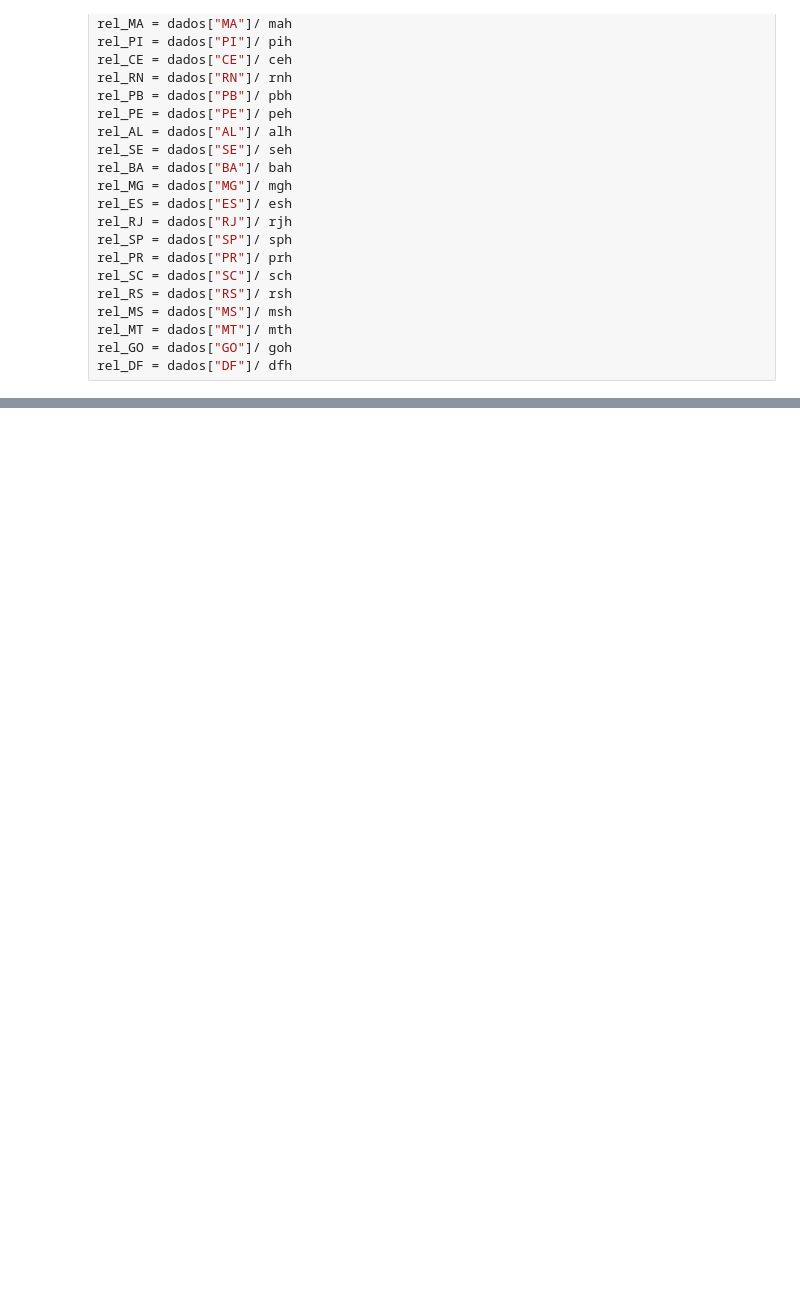
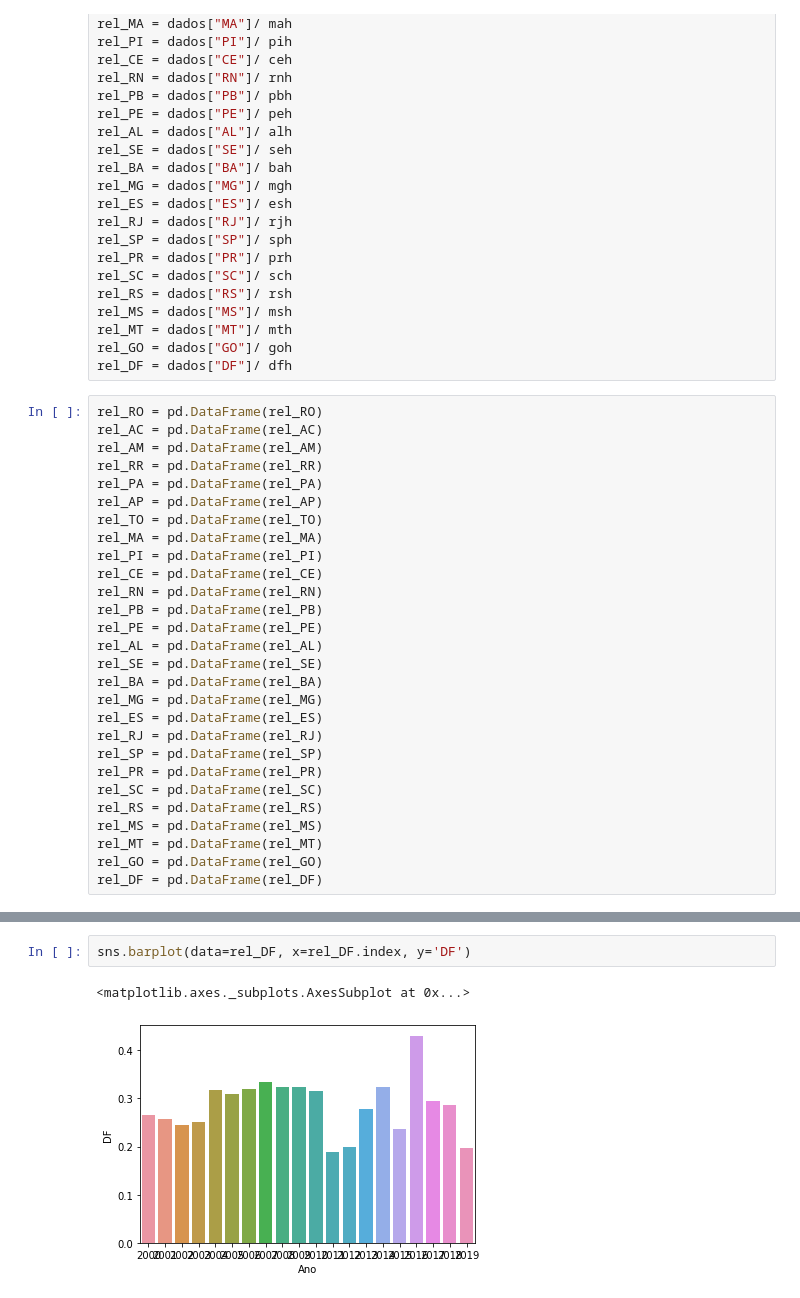
Before and after one commit to ricardosaj/Bootcamp-Data-Science-Alura, a Jupyter notebook: SuperDesafioModulo02.ipynb, the cells around one changed output, grey strips where cells are left out. Saved outputs shown, nothing was run; the diff lists cells and outputs as text; blank space fills up the shorter version.

```diff
--- a/SuperDesafioModulo02.ipynb
+++ b/SuperDesafioModulo02.ipynb
@@ -114,3 +114,31 @@ rel_MS = dados["MS"]/ msh
 rel_MT = dados["MT"]/ mth
 rel_GO = dados["GO"]/ goh
 rel_DF = dados["DF"]/ dfh
+# %%
+rel_RO = pd.DataFrame(rel_RO)
+rel_AC = pd.DataFrame(rel_AC)
+rel_AM = pd.DataFrame(rel_AM)
+rel_RR = pd.DataFrame(rel_RR)
+rel_PA = pd.DataFrame(rel_PA)
+rel_AP = pd.DataFrame(rel_AP)
+rel_TO = pd.DataFrame(rel_TO)
+rel_MA = pd.DataFrame(rel_MA)
+rel_PI = pd.DataFrame(rel_PI)
+rel_CE = pd.DataFrame(rel_CE)
+rel_RN = pd.DataFrame(rel_RN)
+rel_PB = pd.DataFrame(rel_PB)
+rel_PE = pd.DataFrame(rel_PE)
+rel_AL = pd.DataFrame(rel_AL)
+rel_SE = pd.DataFrame(rel_SE)
+rel_BA = pd.DataFrame(rel_BA)
+rel_MG = pd.DataFrame(rel_MG)
+rel_ES = pd.DataFrame(rel_ES)
+rel_RJ = pd.DataFrame(rel_RJ)
+rel_SP = pd.DataFrame(rel_SP)
+rel_PR = pd.DataFrame(rel_PR)
+rel_SC = pd.DataFrame(rel_SC)
+rel_RS = pd.DataFrame(rel_RS)
+rel_MS = pd.DataFrame(rel_MS)
+rel_MT = pd.DataFrame(rel_MT)
+rel_GO = pd.DataFrame(rel_GO)
+rel_DF = pd.DataFrame(rel_DF)
@@ -116,0 +176,5 @@ rel_DF = dados["DF"]/ dfh
+# %%
+sns.barplot(data=rel_DF, x=rel_DF.index, y='DF')
+# %% [output]
+<matplotlib.axes._subplots.AxesSubplot at 0x...>
+[figure, added]
```
Also changed, not shown: parts of 5 cells of this notebook.
